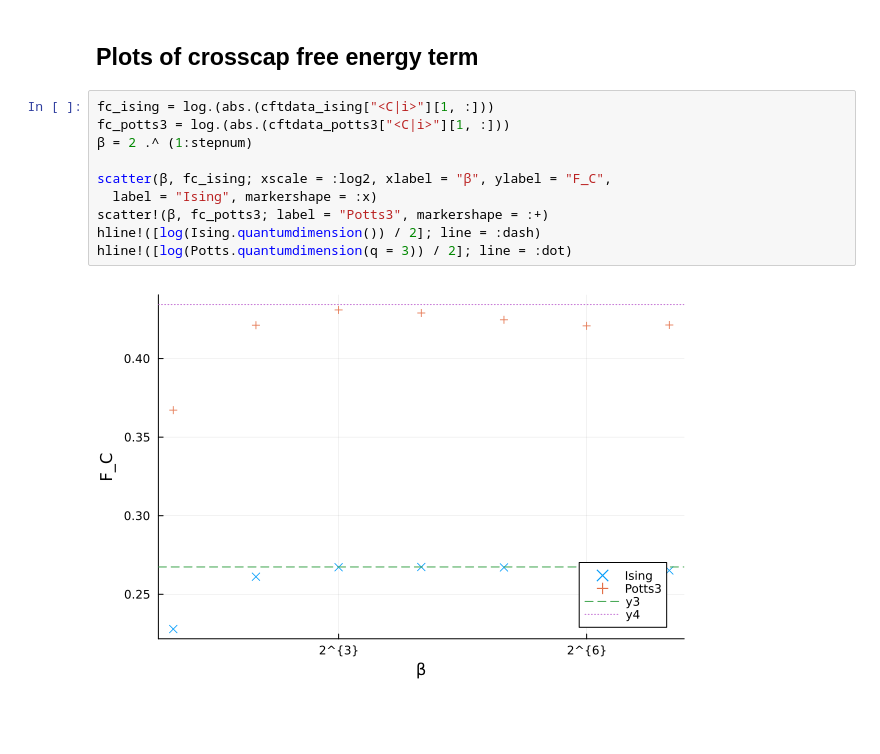
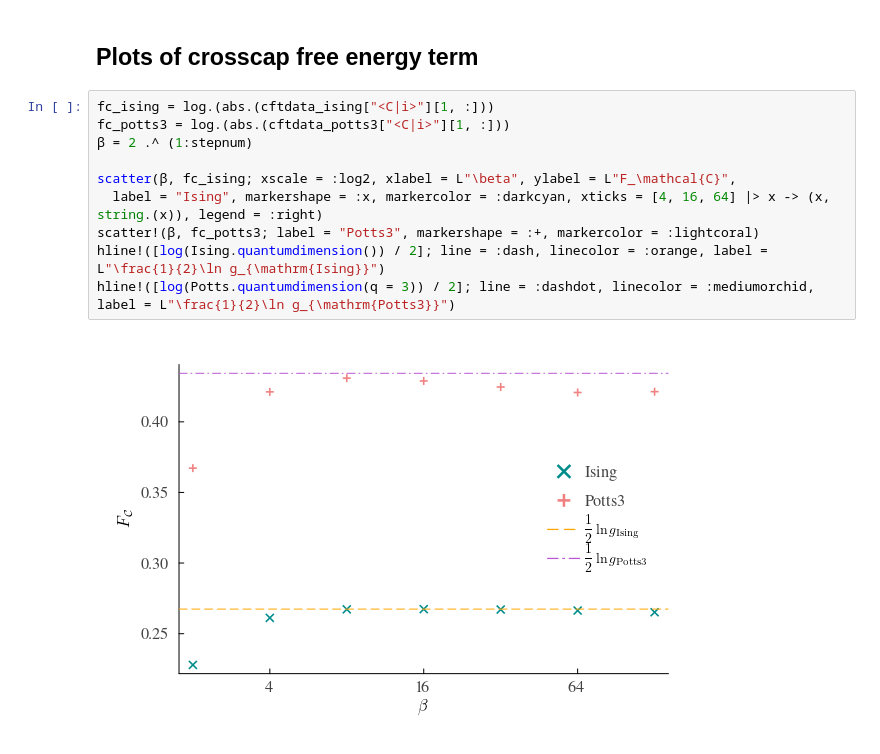
Before and after one commit to elle-et-noire/HOTRG-nonorientablesurface_, a Jupyter notebook: impl.ipynb, the cells around one changed output. Saved outputs shown, nothing was run; the diff lists cells and outputs as text; blank space fills up the shorter version.

Commit message:
plot color

```diff
--- a/impl.ipynb
+++ b/impl.ipynb
@@ -50,12 +58,12 @@ plot!(β, f_potts3(β); line = :dotted)
 # %%
 fc_ising = log.(abs.(cftdata_ising["<C|i>"][1, :]))
 fc_potts3 = log.(abs.(cftdata_potts3["<C|i>"][1, :]))
 β = 2 .^ (1:stepnum)
 
-scatter(β, fc_ising; xscale = :log2, xlabel = "β", ylabel = "F_C",
-  label = "Ising", markershape = :x)
-scatter!(β, fc_potts3; label = "Potts3", markershape = :+)
-hline!([log(Ising.quantumdimension()) / 2]; line = :dash)
-hline!([log(Potts.quantumdimension(q = 3)) / 2]; line = :dot)
+scatter(β, fc_ising; xscale = :log2, xlabel = L"\beta", ylabel = L"F_\mathcal{C}",
+  label = "Ising", markershape = :x, markercolor = :darkcyan, xticks = [4, 16, 64] |> x -> (x, string.(x)), legend = :right)
+scatter!(β, fc_potts3; label = "Potts3", markershape = :+, markercolor = :lightcoral)
+hline!([log(Ising.quantumdimension()) / 2]; line = :dash, linecolor = :orange, label = L"\frac{1}{2}\ln g_{\mathrm{Ising}}")
+hline!([log(Potts.quantumdimension(q = 3)) / 2]; line = :dashdot, linecolor = :mediumorchid, label = L"\frac{1}{2}\ln g_{\mathrm{Potts3}}")
 # %% [output]
-[figure, old version]
+[figure, new version]
```
Also changed, not shown: parts of 6 cells of this notebook, 2 other files.
